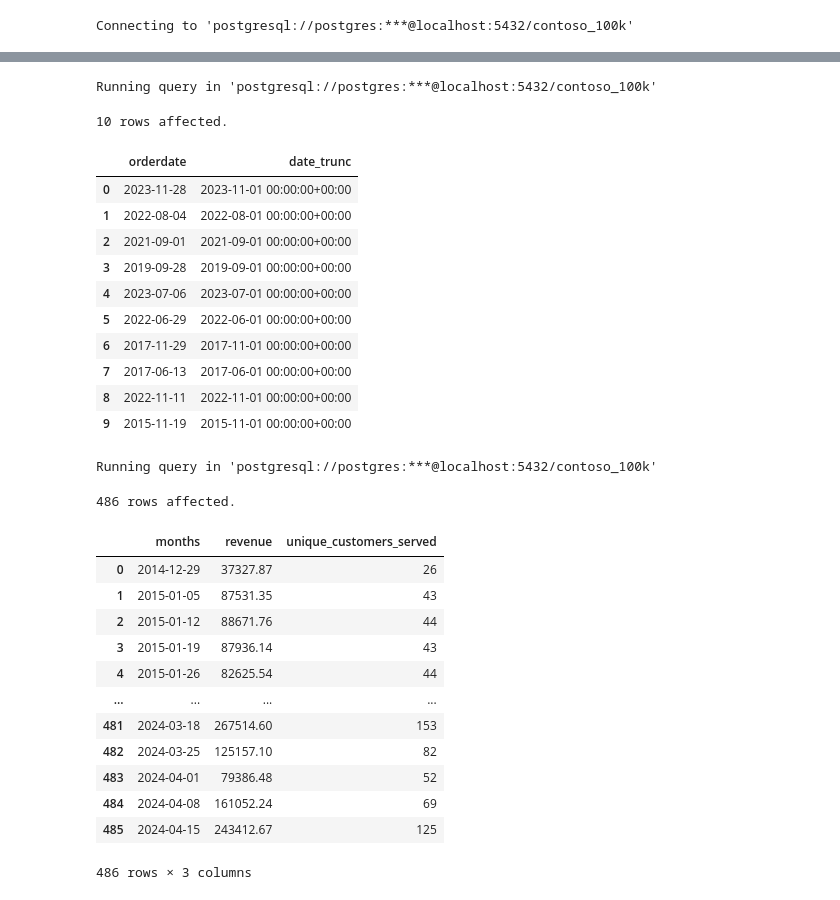
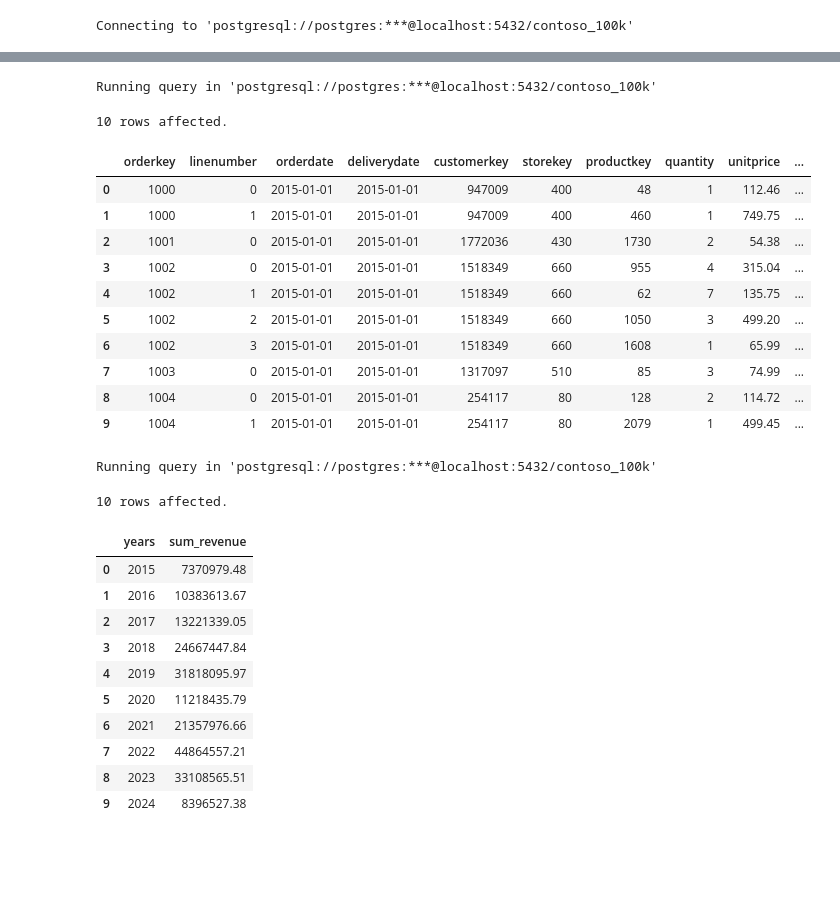
Before and after one commit to mose364/Hands_on_sql, a Jupyter notebook: Resources/Blank_SQL_Notebook.ipynb, the cells around one changed output, grey strips where cells are left out. Saved outputs shown, nothing was run; the diff lists cells and outputs as text; code cells hidden in the pictures; blank space fills up the shorter version.

```diff
--- a/Resources/Blank_SQL_Notebook.ipynb
+++ b/Resources/Blank_SQL_Notebook.ipynb
@@ -72,41 +91,37 @@ Running query in 'postgresql://postgres:***@localhost:5432/contoso_100k'
 # %%
 %%sql
-select orderdate, DATE_TRUNC('month',orderdate) from sales
-order by random()
+select * from sales
 limit 10
 # %% [output]
 Running query in 'postgresql://postgres:***@localhost:5432/contoso_100k'
 10 rows affected.
-|  | orderdate | date_trunc |
-| 0 | 2023-11-28 | 2023-11-01 00:00:00+00:00 |
-| 1 | 2022-08-04 | 2022-08-01 00:00:00+00:00 |
-| 2 | 2021-09-01 | 2021-09-01 00:00:00+00:00 |
-| 3 | 2019-09-28 | 2019-09-01 00:00:00+00:00 |
-| 4 | 2023-07-06 | 2023-07-01 00:00:00+00:00 |
-| 5 | 2022-06-29 | 2022-06-01 00:00:00+00:00 |
-| 6 | 2017-11-29 | 2017-11-01 00:00:00+00:00 |
-| 7 | 2017-06-13 | 2017-06-01 00:00:00+00:00 |
-| 8 | 2022-11-11 | 2022-11-01 00:00:00+00:00 |
-| 9 | 2015-11-19 | 2015-11-01 00:00:00+00:00 |
+|  | orderkey | linenumber | orderdate | deliverydate | customerkey | storekey | productkey | quantity | unitprice | ... |
+| 0 | 1000 | 0 | 2015-01-01 | 2015-01-01 | 947009 | 400 | 48 | 1 | 112.46 | ... |
+| 1 | 1000 | 1 | 2015-01-01 | 2015-01-01 | 947009 | 400 | 460 | 1 | 749.75 | ... |
+| 2 | 1001 | 0 | 2015-01-01 | 2015-01-01 | 1772036 | 430 | 1730 | 2 | 54.38 | ... |
+| 3 | 1002 | 0 | 2015-01-01 | 2015-01-01 | 1518349 | 660 | 955 | 4 | 315.04 | ... |
+| 4 | 1002 | 1 | 2015-01-01 | 2015-01-01 | 1518349 | 660 | 62 | 7 | 135.75 | ... |
+| 5 | 1002 | 2 | 2015-01-01 | 2015-01-01 | 1518349 | 660 | 1050 | 3 | 499.20 | ... |
+| 6 | 1002 | 3 | 2015-01-01 | 2015-01-01 | 1518349 | 660 | 1608 | 1 | 65.99 | ... |
+| 7 | 1003 | 0 | 2015-01-01 | 2015-01-01 | 1317097 | 510 | 85 | 3 | 74.99 | ... |
+| 8 | 1004 | 0 | 2015-01-01 | 2015-01-01 | 254117 | 80 | 128 | 2 | 114.72 | ... |
+| 9 | 1004 | 1 | 2015-01-01 | 2015-01-01 | 254117 | 80 | 2079 | 1 | 499.45 | ... |
 # %%
 %%sql
-select DATE_TRUNC('week',orderdate)::date  Months,sum(quantity*netprice*exchangerate) Revenue,
-count(distinct customerkey) unique_customers_SERVED from sales
-group by Months
-order by Months
+select TO_CHAR(orderdate,'YYYY') Years,sum(quantity*netprice*exchangerate) Sum_revenue from sales
+group by  Years
+limit 10
 # %% [output]
 Running query in 'postgresql://postgres:***@localhost:5432/contoso_100k'
-486 rows affected.
+10 rows affected.
-|  | months | revenue | unique_customers_served |
-| 0 | 2014-12-29 | 37327.87 | 26 |
-| 1 | 2015-01-05 | 87531.35 | 43 |
-| 2 | 2015-01-12 | 88671.76 | 44 |
-| 3 | 2015-01-19 | 87936.14 | 43 |
-| 4 | 2015-01-26 | 82625.54 | 44 |
-| ... | ... | ... | ... |
-| 481 | 2024-03-18 | 267514.60 | 153 |
-| 482 | 2024-03-25 | 125157.10 | 82 |
-| 483 | 2024-04-01 | 79386.48 | 52 |
-| 484 | 2024-04-08 | 161052.24 | 69 |
-| 485 | 2024-04-15 | 243412.67 | 125 |
+|  | years | sum_revenue |
+| 0 | 2015 | 7370979.48 |
+| 1 | 2016 | 10383613.67 |
+| 2 | 2017 | 13221339.05 |
+| 3 | 2018 | 24667447.84 |
+| 4 | 2019 | 31818095.97 |
+| 5 | 2020 | 11218435.79 |
+| 6 | 2021 | 21357976.66 |
+| 7 | 2022 | 44864557.21 |
+| 8 | 2023 | 33108565.51 |
+| 9 | 2024 | 8396527.38 |
-486 rows × 3 columns
```
Also changed, not shown: parts of 15 cells of this notebook.
